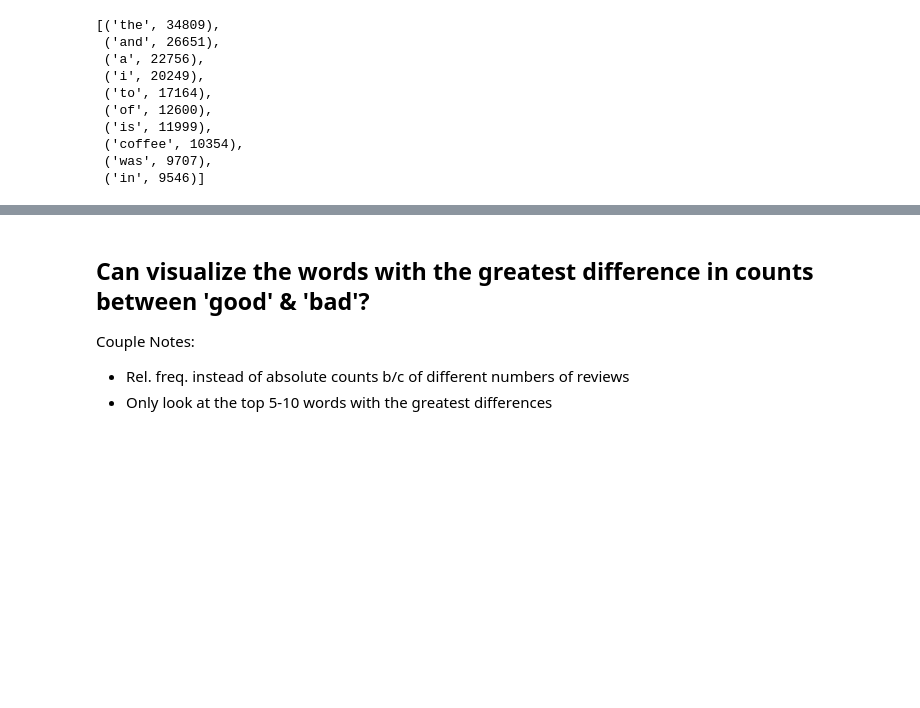
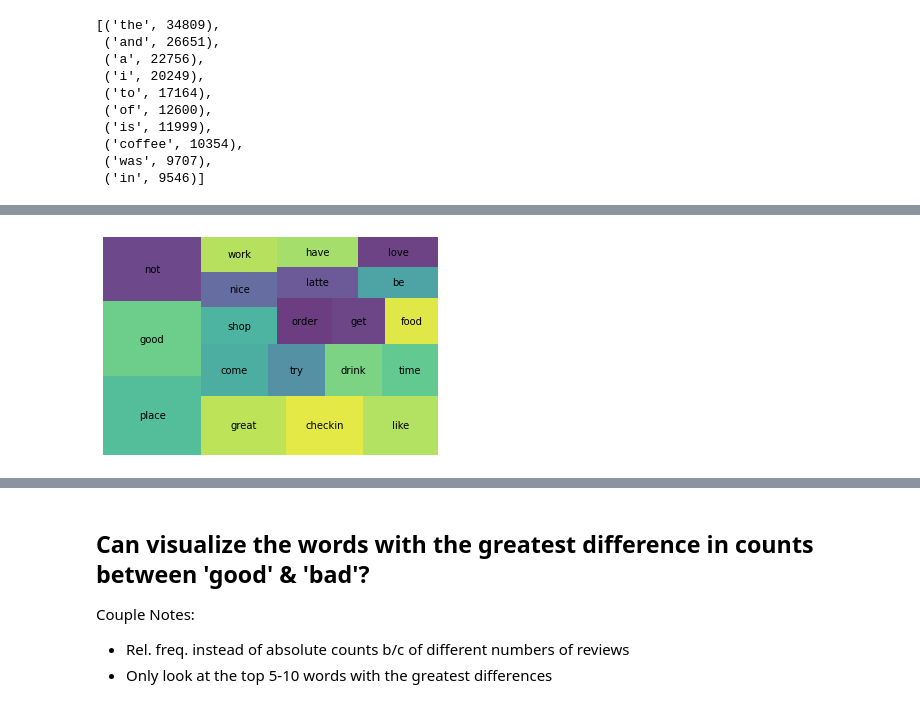
Before and after one commit to JeffreyAsuncion/DS-Unit-4-Sprint-1-NLP, a Jupyter notebook: module1-text-data/LS_DS_411_Text_Data_Assignment.ipynb, the cells around one changed output, grey strips where cells are left out. Drawn from its saved outputs; the diff is of its cells as text; code cells hidden in the pictures; blank space fills up the shorter version.

```diff
--- a/module1-text-data/LS_DS_411_Text_Data_Assignment.ipynb
+++ b/module1-text-data/LS_DS_411_Text_Data_Assignment.ipynb
@@ -249,0 +303,13 @@ plt.show()
+# %%
+# View count by rating = 4.0
+
+shops_4 = shops[shops['star_nums'] == 4.0]
+
+wc_4 = count(shops_4['tokens'])
+wc_4_top20 = wc_4[wc_4['rank'] <= 20]
+
+squarify.plot(sizes=wc_4_top20['pct_total'], label=wc_4_top20['word'], alpha=.8 )
+plt.axis('off')
+plt.show()
+# %% [output]
+[figure, added]
```
Also changed, not shown: parts of 31 cells of this notebook.
